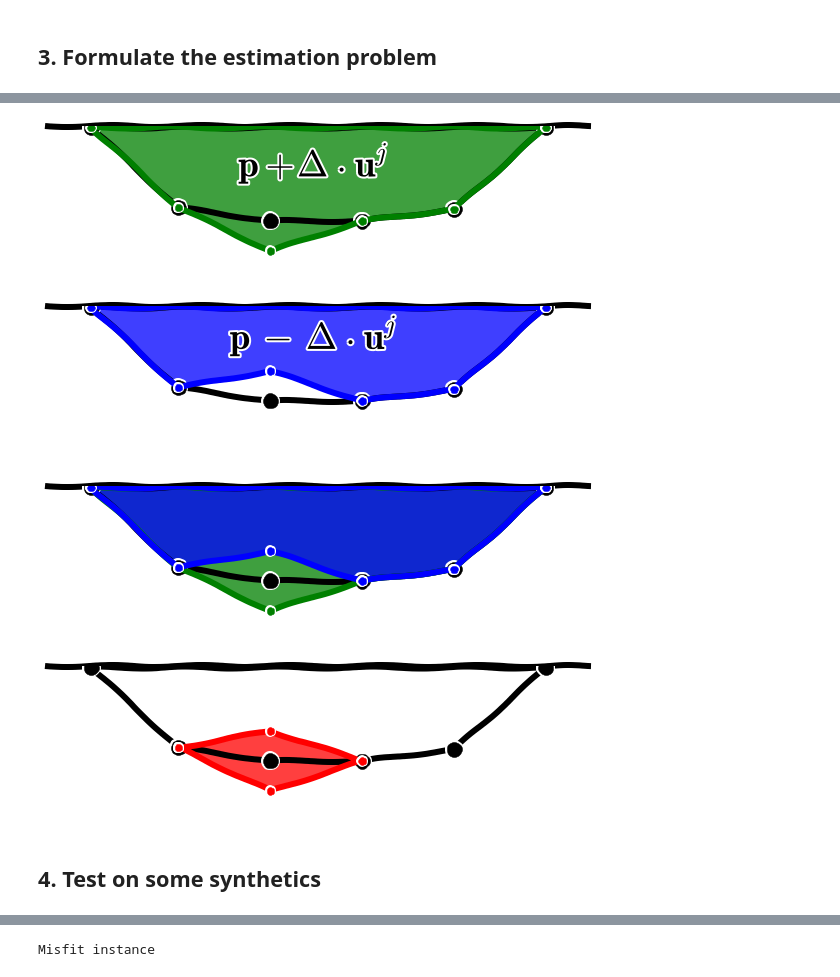
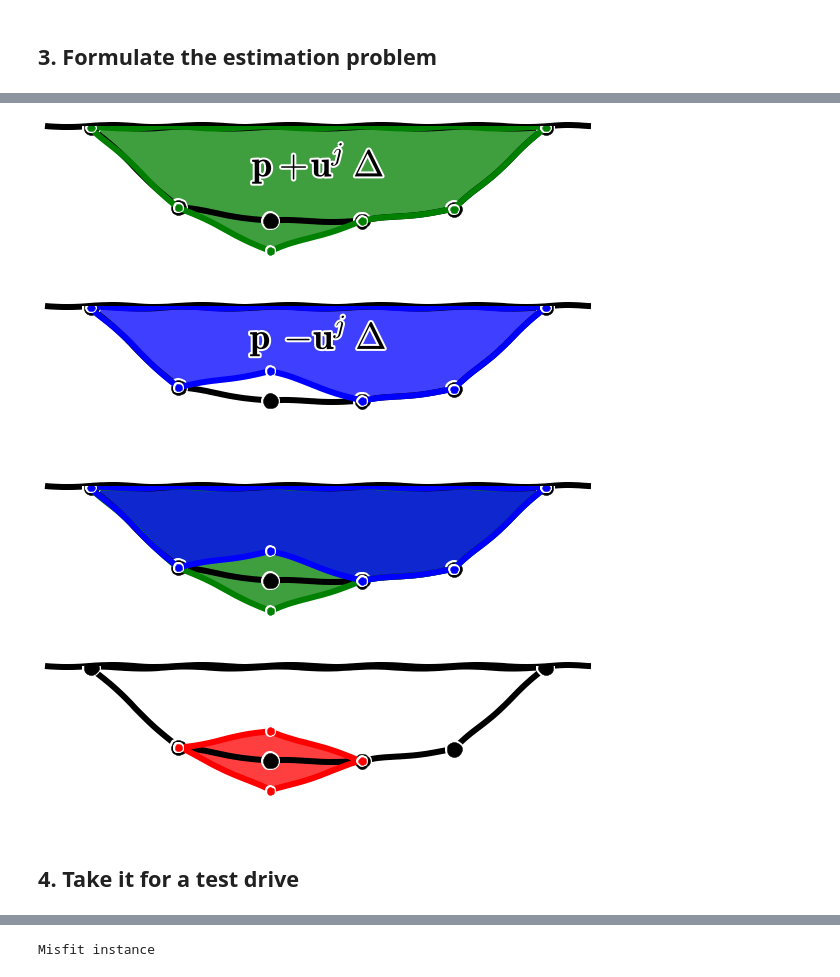
Before and after one commit to leouieda/scipy2014, a Jupyter notebook: gravity_inversion.ipynb, the cells around one changed output, grey strips where cells are left out. Cells and saved outputs as stored; diff of their text form; code cells hidden in the pictures.

```diff
--- a/gravity_inversion.ipynb
+++ b/gravity_inversion.ipynb
@@ -111,7 +111,7 @@ with mpl.xkcd():
     ax.tick_params(labelsize=labelsize, pad=tickpad)
 
     ax = fig.add_subplot(2, 1, 2)
-    mpl.polygon(sketch, fill='grey', linewidth=linewidth)
+    mpl.polygon(sketch, fill='grey', alpha=0.4, linewidth=linewidth)
     mpl.text(50000, 4500, 'Sedimentary rocks\n<low density>', fontsize=fontsize, horizontalalignment='center')
     mpl.text(50000, 9000, 'Basement rocks <high density>', fontsize=fontsize, horizontalalignment='center')
     mpl.ylim(0, 10000)
@@ -250,47 +264,47 @@ with mpl.xkcd():
     lines.set_markersize(markersize)
     lines = mpl.polygon(Polygon(params_sketch + u), '.-g', fill='green', alpha=0.5, linewidth=linewidth)
     lines.set_markersize(markersize)
-    mpl.text(50000, 2500,  r'$\mathbf{p} + \Delta\,\dot{}\,\mathbf{u}^j$',
+    mpl.text(50000, 2500,  r'$\mathbf{p} + \mathbf{u}^j \Delta$',
              horizontalalignment='center', verticalalignment='center', fontsize=0.75*fontsize)
     boilerplate()
     mpl.savefig('jacobian-1.png', **savefigrc)
 
     mpl.figure(figsize=size)
     lines = mpl.polygon(Polygon(params_sketch), 'o-k', linewidth=linewidth)
     lines.set_markersize(markersize)
     lines = mpl.polygon(Polygon(params_sketch - u), '.-b', fill='blue', alpha=0.5, linewidth=linewidth)
     lines.set_markersize(markersize)
-    mpl.text(50000, 2000,  r'$\mathbf{p}\, -\, \Delta\,\dot{}\,\mathbf{u}^j$',
+    mpl.text(50000, 2000,  r'$\mathbf{p}\, - \mathbf{u}^j \Delta$',
              horizontalalignment='center', verticalalignment='center', fontsize=0.75*fontsize)
     boilerplate()
     mpl.savefig('jacobian-2.png', **savefigrc)
 
     mpl.figure(figsize=size)
     lines = mpl.polygon(Polygon(params_sketch), 'o-k', linewidth=linewidth)
     lines.set_markersize(markersize)
     lines = mpl.polygon(Polygon(params_sketch + u), '.-g', fill='green', alpha=0.5, linewidth=linewidth)
     lines.set_markersize(markersize)
     lines = mpl.polygon(Polygon(params_sketch - u), '.-b', fill='blue', alpha=0.5, linewidth=linewidth)
     lines.set_markersize(markersize)
     boilerplate()
     mpl.savefig('jacobian-3.png', **savefigrc)
 
     mpl.figure(figsize=size)
     lines = mpl.polygon(Polygon(params_sketch), 'o-k', linewidth=linewidth)
     lines.set_markersize(markersize)
     lines = mpl.polygon(Polygon([params_sketch[i + 1], params_sketch[i] - u[i],
                                  params_sketch[i - 1], params_sketch[i] + u[i]]),
                         '.-r', fill='red', alpha=0.5, linewidth=linewidth)
     lines.set_markersize(markersize)
     boilerplate()
     mpl.savefig('jacobian-4.png', **savefigrc)
 # %% [output]
-[figure, old version]
+[figure, new version]
-[figure, old version]
+[figure, new version]
 [figure]
 [figure]
-# %% [markdown]
-## 4. Test on some synthetics
+# %% [markdown]
+## 4. Take it for a test drive
 # %%
 x = np.linspace(0, 100000, 100)
 z = -100*np.ones_like(x)
```
Also changed, not shown: parts of 13 cells of this notebook, 7 other files.
